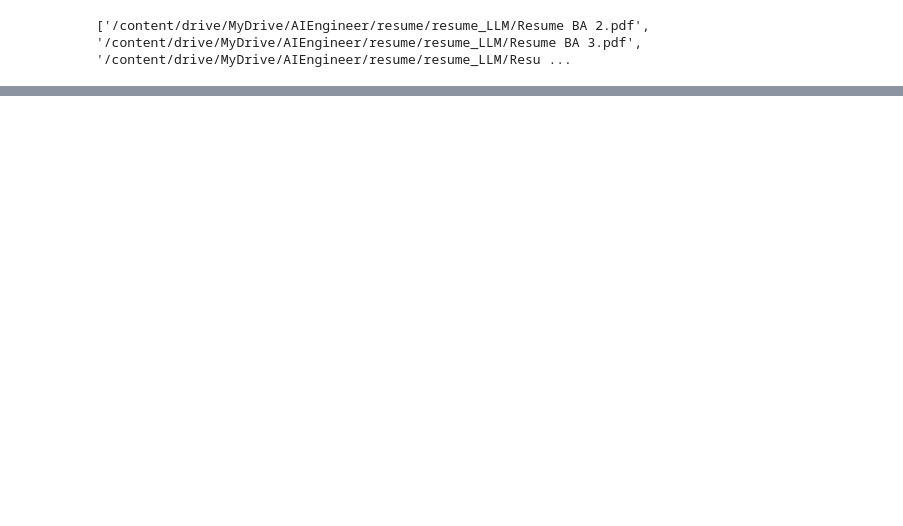
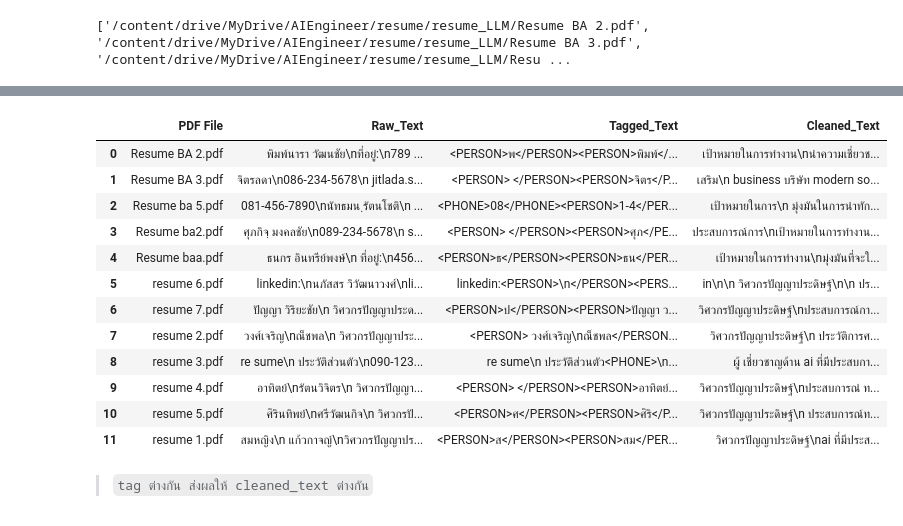
Before and after one commit to nxxk23/AI-Engineer, a Jupyter notebook: extract/gradio.ipynb, the cells around one changed output, grey strips where cells are left out. Cells and saved outputs as stored; diff of their text form; code cells hidden in the pictures; blank space fills up the shorter version.

```diff
--- a/extract/gradio.ipynb
+++ b/extract/gradio.ipynb
@@ -167,0 +283,3 @@ Hardware accelerator e.g. GPU is available in the environment, but no `device` a
+# %%
+pdf_dir = '/content/drive/MyDrive/AIEngineer/resume/resume_LLM'
+df = process_pdfs_in_directory(pdf_dir)
@@ -167,0 +300,18 @@ Hardware accelerator e.g. GPU is available in the environment, but no `device` a
+# %%
+df
+# %% [output]
+|  | PDF File | Raw_Text | Tagged_Text | Cleaned_Text |
+| 0 | Resume BA 2.pdf | พิมพ์นารา วัฒนชัย\nที่อยู่:\n789 ... | <PERSON>พ</PERSON><PERSON>พิมพ์</... | เป้าหมายในการทำงาน\nนำความเชี่ยวช... |
+| 1 | Resume BA 3.pdf | จิตรลดา\n086-234-5678\n jitlada.s... | <PERSON> </PERSON><PERSON>จิตร</P... | เสริม\n business บริษัท modern so... |
+| 2 | Resume ba 5.pdf | 081-456-7890\nนัทธมน ฺรัตนโชติ\n ... | <PHONE>08</PHONE><PERSON>1-4</PER... | เป้าหมายในการ\n มุ่งมันในการนำทัก... |
+| 3 | Resume ba2.pdf | ศุภกิจฺ มงคลชัย\n089-234-5678\n s... | <PERSON> </PERSON><PERSON>ศุภ</PE... | ประสบการณ์การ\nเป้าหมายในการทำงาน... |
+| 4 | Resume baa.pdf | ธนกร อินทรีย์พงษ์\n ที่อยู่:\n456... | <PERSON>ธ</PERSON><PERSON>ธน</PER... | เป้าหมายในการทำงาน\nมุ่งมันที่จะใ... |
+| 5 | resume 6.pdf | linkedin:\nนภัสสร วิวัฒนาวงศ์\nli... | linkedin:<PERSON>\n</PERSON><PERS... | in\n\n วิศวกรปัญญาประดิษฐ์\n\n ปร... |
+| 6 | resume 7.pdf | ปัญญา วิริยะชัย\n วิศวกรปัญญาประด... | <PERSON>ป</PERSON><PERSON>ปัญญา ว... | วิศวกรปัญญาประดิษฐ์\nประสบการณ์กา... |
+| 7 | resume 2.pdf | วงศ์เจริญ\nณ็ชพล\n วิศวกรปัญญาประ... | <PERSON> วงศ์เจริญ\nณ็ชพล</PERSON... | วิศวกรปัญญาประดิษฐ์\n ประวัติการศ... |
+| 8 | resume 3.pdf | re sume\n ประวัติส่วนตัว\n090-123... | re sume\n ประวัติส่วนตัว<PHONE>\n... | ผู้ เชี่ยวชาญด้าน ai ที่มีประสบกา... |
+| 9 | resume 4.pdf | อาทิตย์\nรัตนวิจิตร\n วิศวกรปัญญา... | <PERSON> </PERSON><PERSON>อาทิตย์... | วิศวกรปัญญาประดิษฐ์\nประสบการณํ ท... |
+| 10 | resume 5.pdf | ศิรินทิพย์\nศรีวัฒนกิจ\n วิศวกรปั... | <PERSON>ศ</PERSON><PERSON>ศิริ</P... | วิศวกรปัญญาประดิษฐ์\n ประสบการณ์ท... |
+| 11 | resume 1.pdf | สมหญิง\n แก้วกาจญ์\nวิศวกรปัญญาปร... | <PERSON>ส</PERSON><PERSON>สม</PER... | วิศวกรปัญญาประดิษฐ์\nai ที่มีประส... |
+# %% [markdown]
+> `tag ต่างกัน ส่งผลให้ cleaned_text ต่างกัน`
```
Also changed, not shown: parts of 14 cells of this notebook.
